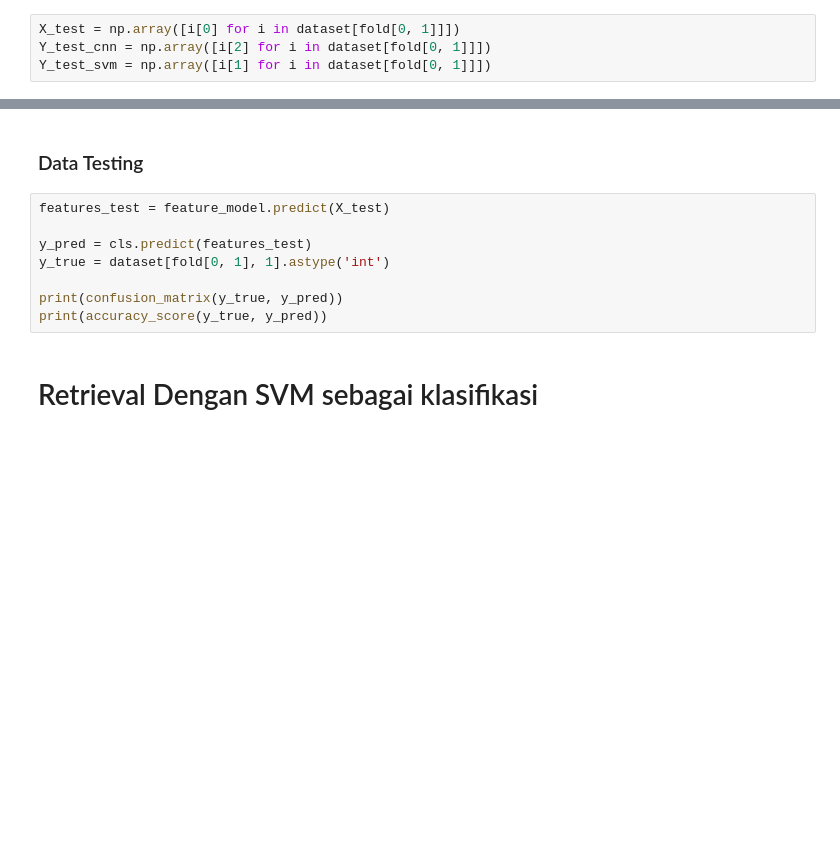
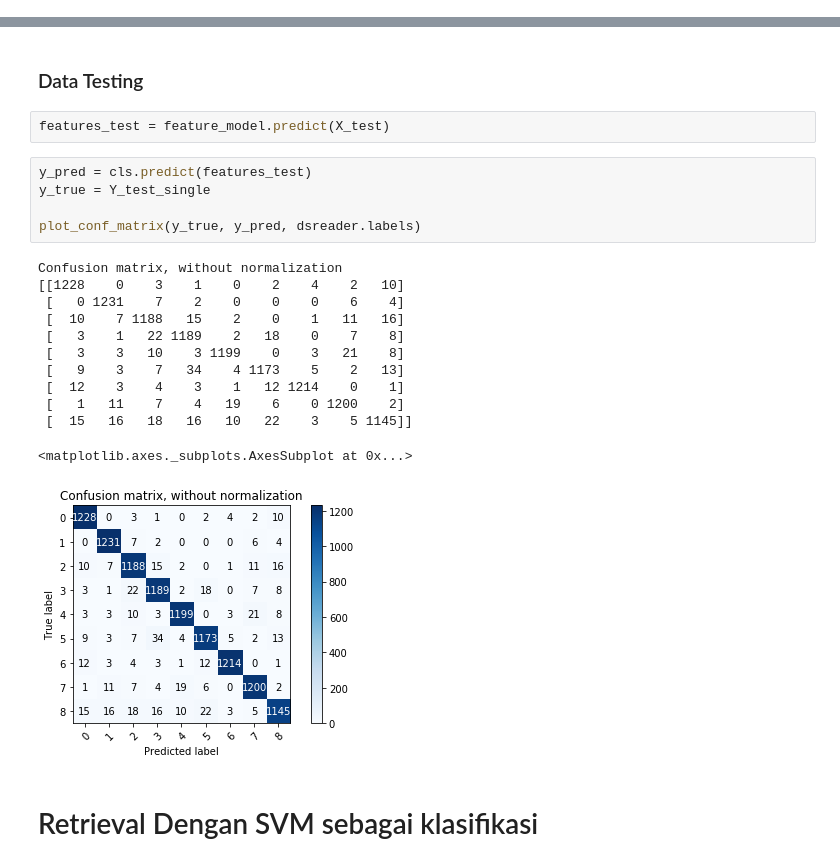
Before and after one commit to BagasMuharom/CBIR-CNN-SVM, a Jupyter notebook: Train Digit 32 50k LN1.ipynb, the cells around one changed output, grey strips where cells are left out. Drawn from its saved outputs; the diff is of its cells as text; blank space fills up the shorter version.

```diff
--- a/Train Digit 32 50k LN1.ipynb
+++ b/Train Digit 32 50k LN1.ipynb
@@ -66,7 +62,3 @@ history = model.fit(X_train, Y_train, epochs = 5, verbose = 1, batch_size = 128,
-# %%
-X_test = np.array([i[0] for i in dataset[fold[0, 1]]])
-Y_test_cnn = np.array([i[2] for i in dataset[fold[0, 1]]])
-Y_test_svm = np.array([i[1] for i in dataset[fold[0, 1]]])
 # %% [markdown]
 ## Menghitung Akurasi CNN
 ### Akurasi data training
@@ -118,13 +135,25 @@ print(accuracy_score(y_true, y_pred))
 # %% [markdown]
 ### Data Testing
-# %%
-features_test = feature_model.predict(X_test)
-
-y_pred = cls.predict(features_test)
-y_true = dataset[fold[0, 1], 1].astype('int')
-
-print(confusion_matrix(y_true, y_pred))
-print(accuracy_score(y_true, y_pred))
+# %%
+features_test = feature_model.predict(X_test)
+# %%
+y_pred = cls.predict(features_test)
+y_true = Y_test_single
+
+plot_conf_matrix(y_true, y_pred, dsreader.labels)
+# %% [output]
+Confusion matrix, without normalization
+[[1228    0    3    1    0    2    4    2   10]
+ [   0 1231    7    2    0    0    0    6    4]
+ [  10    7 1188   15    2    0    1   11   16]
+ [   3    1   22 1189    2   18    0    7    8]
+ [   3    3   10    3 1199    0    3   21    8]
+ [   9    3    7   34    4 1173    5    2   13]
+ [  12    3    4    3    1   12 1214    0    1]
+ [   1   11    7    4   19    6    0 1200    2]
+ [  15   16   18   16   10   22    3    5 1145]]
+<matplotlib.axes._subplots.AxesSubplot at 0x...>
+[figure, added]
 # %% [markdown]
 # Retrieval Dengan SVM sebagai klasifikasi
 # %% [markdown]
```
Also changed, not shown: parts of 17 cells of this notebook, 5 other files.
